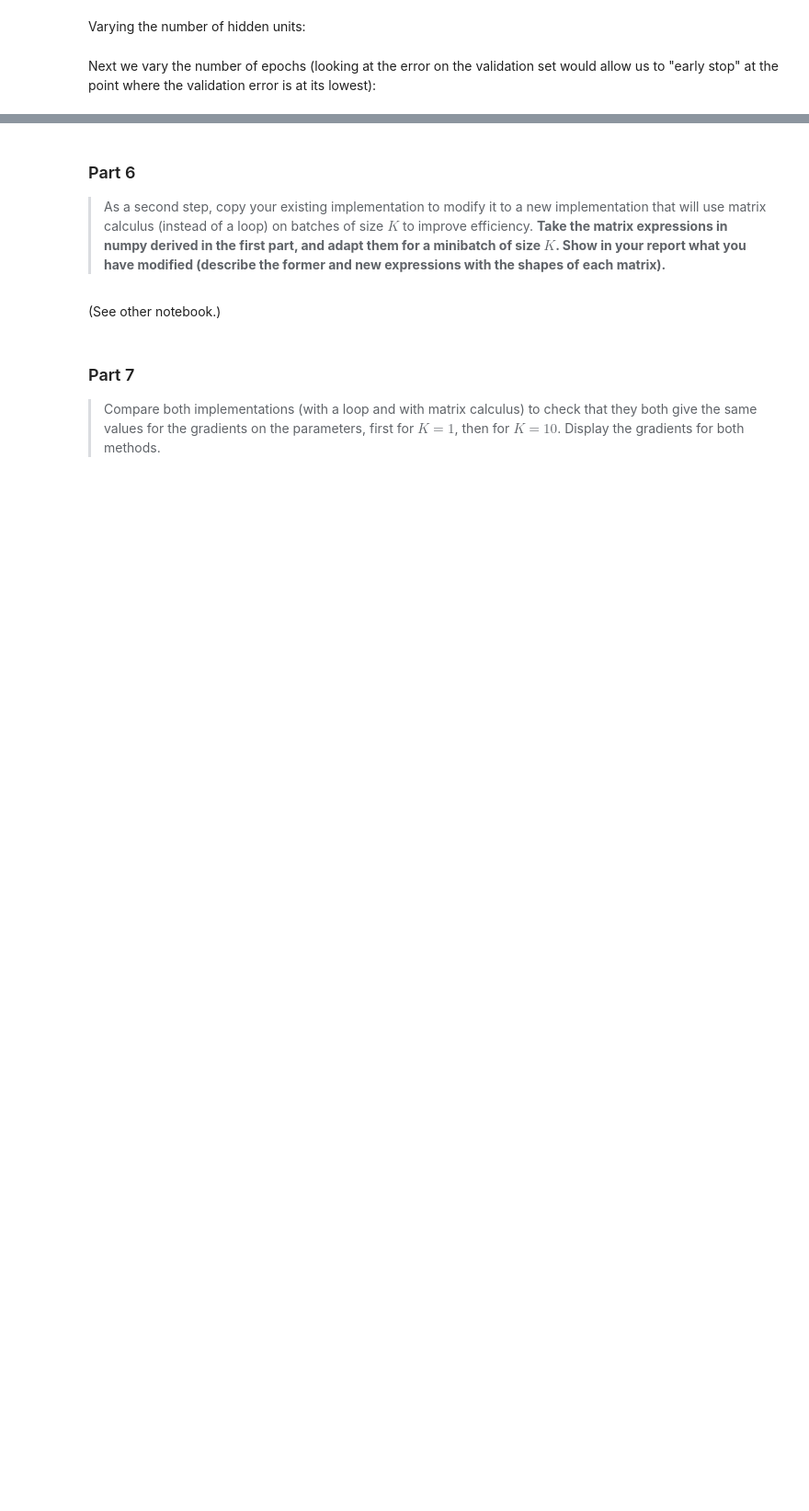
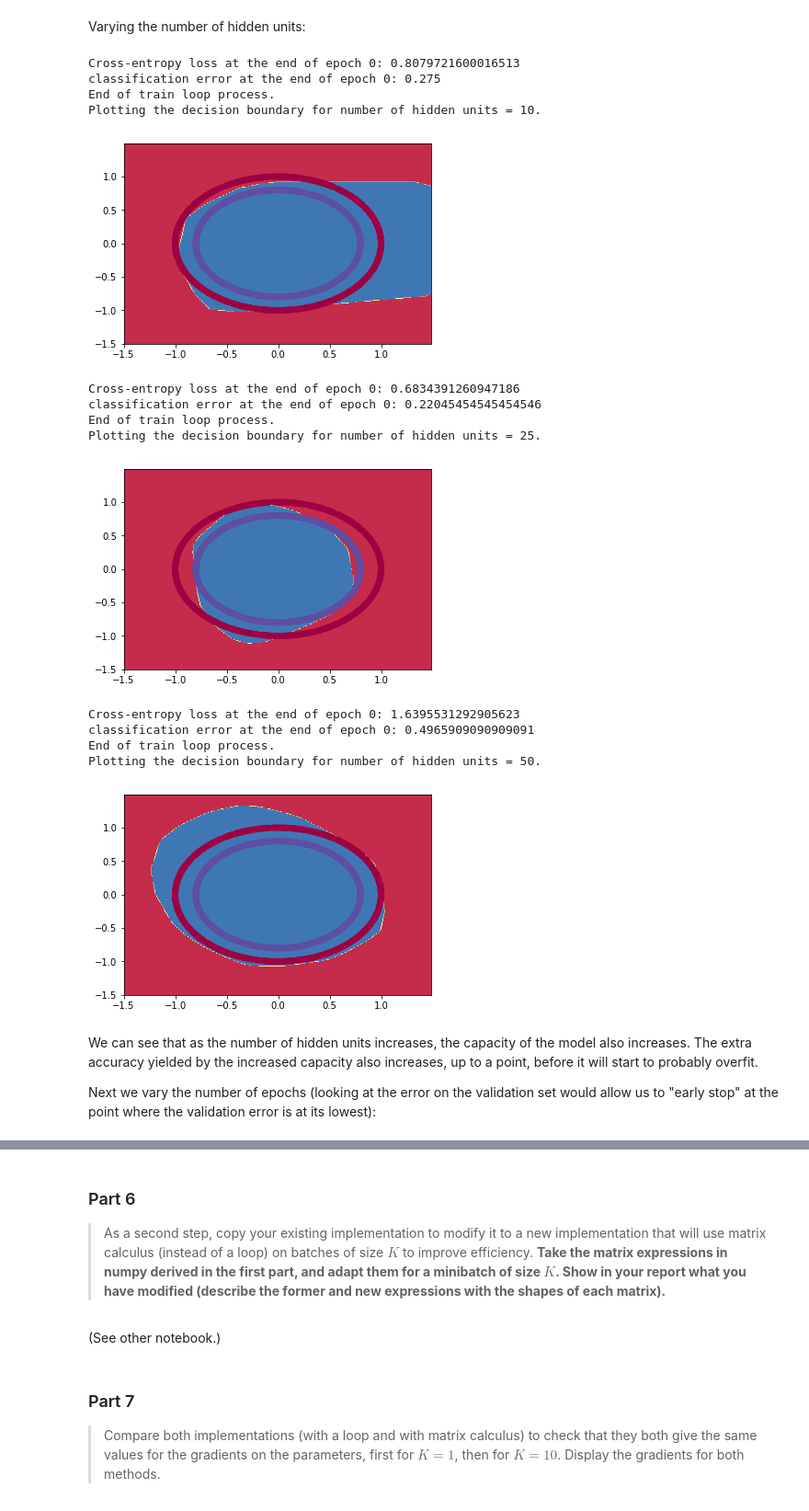
Before and after one commit to violetguos/ift6390, a Jupyter notebook: Homework 3/3_practical_part_loop.ipynb, the cells around one changed output, grey strips where cells are left out. Shown at 92% size. Saved outputs shown, nothing was run; the diff lists cells and outputs as text; code cells hidden in the pictures; blank space fills up the shorter version.

Commit message:
Loop method clean and done!

```diff
--- a/Homework 3/3_practical_part_loop.ipynb
+++ b/Homework 3/3_practical_part_loop.ipynb
@@ -775,5 +805,5 @@ plt.scatter(trainData[:,0], trainData[:,1], c=plotTrainTarget, cmap=plt.cm.Spect
 # %%
-def train_loop(nn, data, target, K, num_epoch, fixed = False):
+def train_loop(nn, data, target, K, num_epoch, fixed=False, valid=None, test=None):
     '''
     train minibtaches over K epochs (in a loop)
     also does prediction and error calcualation
@@ -797,6 +827,13 @@ def train_loop(nn, data, target, K, num_epoch, fixed = False):
             print("Cross-entropy loss at the end of epoch {}: {}".format(n, nn.errorRate(target.T, mode = 'loop')))
             print("classification error at the end of epoch {}: {}".format(n,
                                                     classErr(np.argmax(target, axis = 1), nn.predBatch)))
+        '''if valid:
+            nn.numData = valid[0].shape[0]
+            nn.fprop(valid[0])
+            valid_loss = nn.errorRate(valid[1].T)
+            nn.numData = test[0].shape[0]
+            #nn.fprop(test[0])
+            #test_loss = nn.errorRate(test[1].T)'''
 
     # finalized weights, need to fprop and get the error rate
     # a for loop inside the prop for each elem
@@ -831,16 +875,34 @@ Varying the number of hidden units:
 # %%
 # Train on circles, varying number of hidden units
 # K is Size of batches
 K = 10
 
-num_hidden = [2,50,100]
+num_hidden = [10,25,50]
 for hidden in num_hidden:
     circleNet = neuralNet(2, hidden, 2, K)
-    #train_loop(circleNet, trainData, trainTarget, K, 1)
-    train_matrix(circleNet, trainData, trainTarget, K, 1)
+    train_loop(circleNet, trainData, trainTarget, K, 1)
+    #train_matrix(circleNet, trainData, trainTarget, K, 1)
     print('Plotting the decision boundary for number of hidden units = {}.'.format(hidden))
     plot_decision_boundary(circleNet,trainData, np.argmax(trainTarget, axis = 1))
+# %% [output]
+Cross-entropy loss at the end of epoch 0: 0.8079721600016513
+classification error at the end of epoch 0: 0.275
+End of train loop process.
+Plotting the decision boundary for number of hidden units = 10.
+[figure, added]
+Cross-entropy loss at the end of epoch 0: 0.6834391260947186
+classification error at the end of epoch 0: 0.22045454545454546
+End of train loop process.
+Plotting the decision boundary for number of hidden units = 25.
+[figure, added]
+Cross-entropy loss at the end of epoch 0: 1.6395531292905623
+classification error at the end of epoch 0: 0.4965909090909091
+End of train loop process.
+Plotting the decision boundary for number of hidden units = 50.
+[figure, added]
 # %% [markdown]
+We can see that as the number of hidden units increases, the capacity of the model also increases. The extra accuracy yielded by the increased capacity also increases, up to a point, before it will start to probably overfit.
+
 Next we vary the number of epochs (looking at the error on the validation set would allow us to "early stop" at the point where the validation error is at its lowest):
 # %%
 num_epoch = [10, 100, 1000]
```
Also changed, not shown: parts of 16 cells of this notebook.
